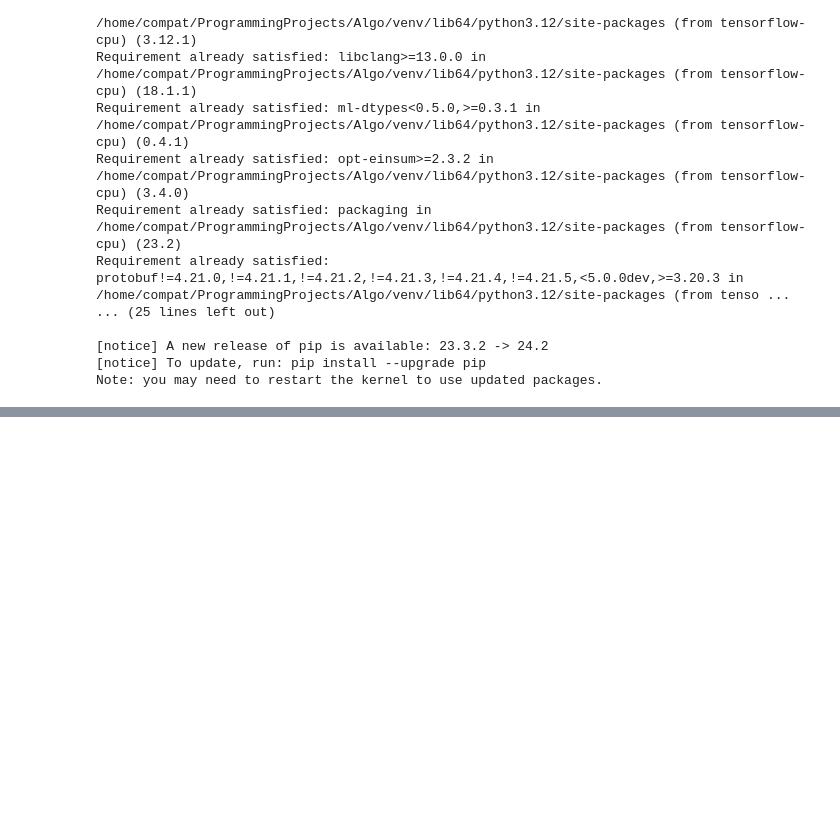
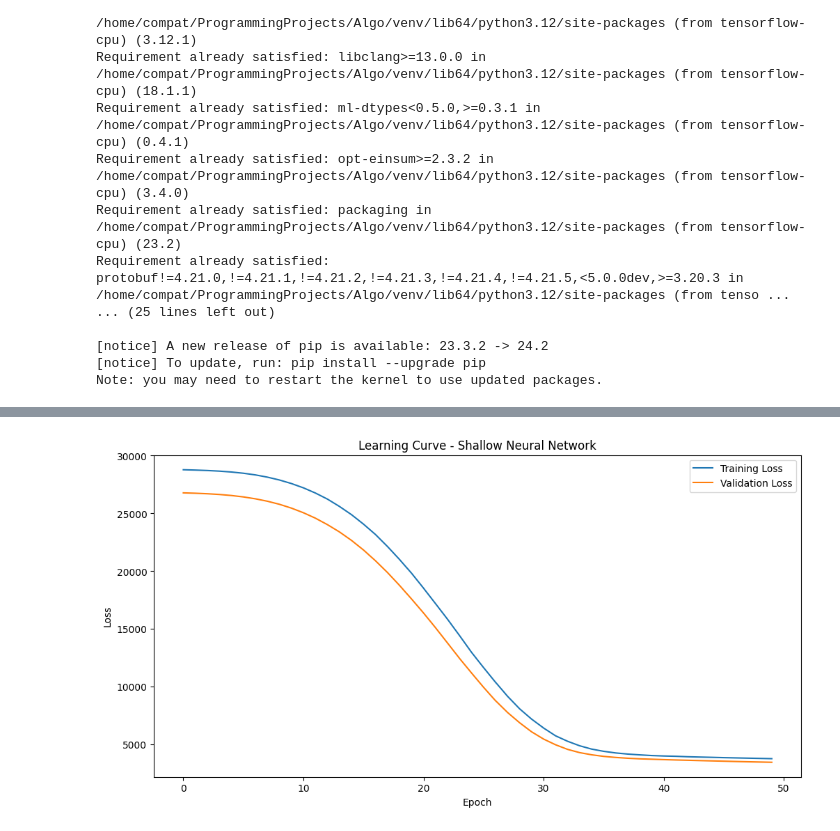
Before and after one commit to wasiful/py-libs-workshops, a Jupyter notebook: Deep_learning/project1.ipynb, the cells around one changed output, grey strips where cells are left out. Saved outputs shown, nothing was run; the diff lists cells and outputs as text; code cells hidden in the pictures; blank space fills up the shorter version.

Commit message:
Added deep learning folder

```diff
--- a/Deep_learning/project1.ipynb
+++ b/Deep_learning/project1.ipynb
@@ -117,0 +117,10 @@ X_train, X_test, y_train, y_test = train_test_split(X, y, test_size=0.2, random_
+# %%
+X = data.drop('target', axis=1)
+y = data['target']
+X_train, X_temp, y_train, y_temp = train_test_split(X, y, test_size=0.4, random_state=42)
+X_val, X_test, y_val, y_test = train_test_split(X_temp, y_temp, test_size=0.5, random_state=42)
+
+# Print dataset shapes for verification
+print(f"Training set shape: {X_train.shape}, {y_train.shape}")
+print(f"Validation set shape: {X_val.shape}, {y_val.shape}")
+print(f"Test set shape: {X_test.shape}, {y_test.shape}")
@@ -117,0 +131,25 @@ X_train, X_test, y_train, y_test = train_test_split(X, y, test_size=0.2, random_
+# %%
+# Define a shallow neural network using the Sequential API
+model = Sequential([
+    Dense(64, activation='relu', input_shape=(X_train.shape[1],)),  # Input layer with 64 units
+    Dense(32, activation='relu'),  # Hidden layer with 32 units
+    Dense(1)  # Output layer with 1 unit (for regression)
+])
+
+# Compile the model with Mean Squared Error loss and Adam optimizer
+model.compile(optimizer='adam', loss='mse', metrics=['mae'])
+
+# Print model summary
+model.summary()
+
+# Plot model architecture
+plot_model(model, show_shapes=True, show_layer_names=True, to_file='simple_model.png')
+
+# Train the model
+history = model.fit(X_train, y_train, validation_data=(X_val, y_val), epochs=50)
+
+# Display training information
+print("Model Layers:", model.layers)
+print("Model Weights:")
+for layer in model.layers:
+    print(layer.get_weights())
@@ -117,0 +190,11 @@ X_train, X_test, y_train, y_test = train_test_split(X, y, test_size=0.2, random_
+# %%
+plt.figure(figsize=(12, 6))
+plt.plot(history.history['loss'], label='Training Loss')
+plt.plot(history.history['val_loss'], label='Validation Loss')
+plt.xlabel('Epoch')
+plt.ylabel('Loss')
+plt.title('Learning Curve - Shallow Neural Network')
+plt.legend()
+plt.show()
+# %% [output]
+[figure, added]
```
Also changed, not shown: parts of 22 cells of this notebook, 11 other files.
